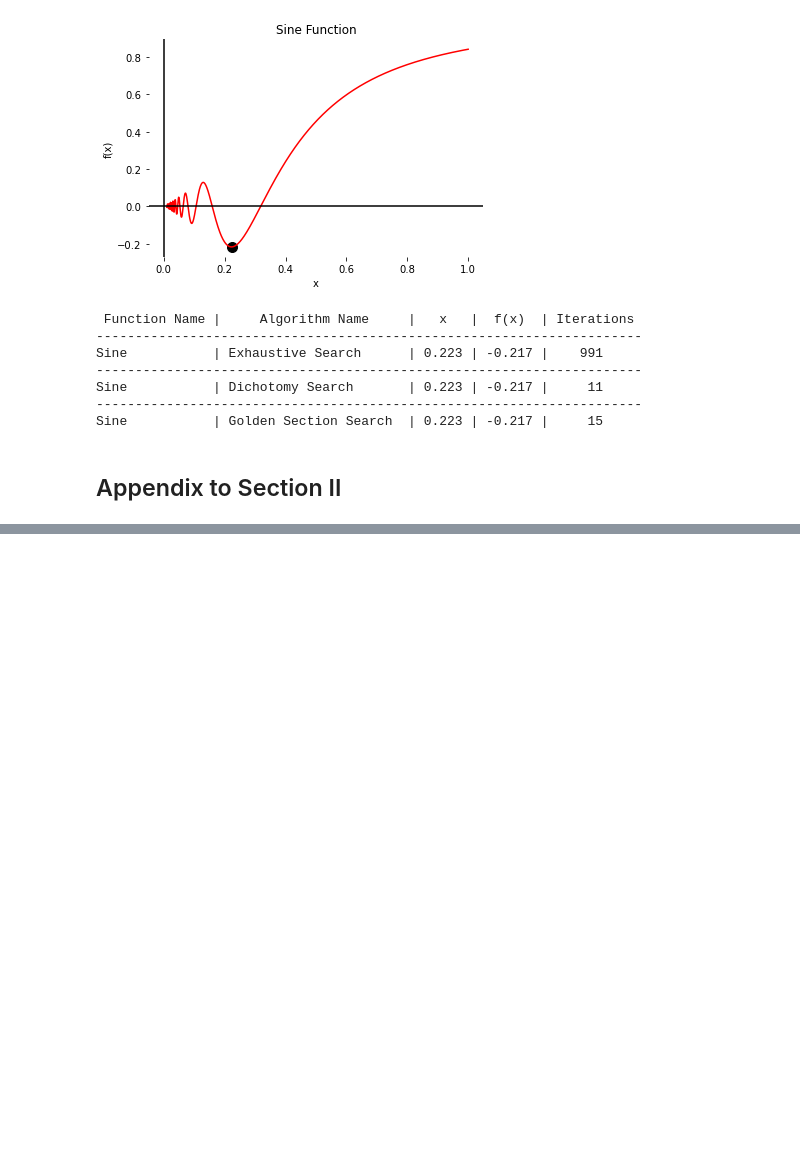
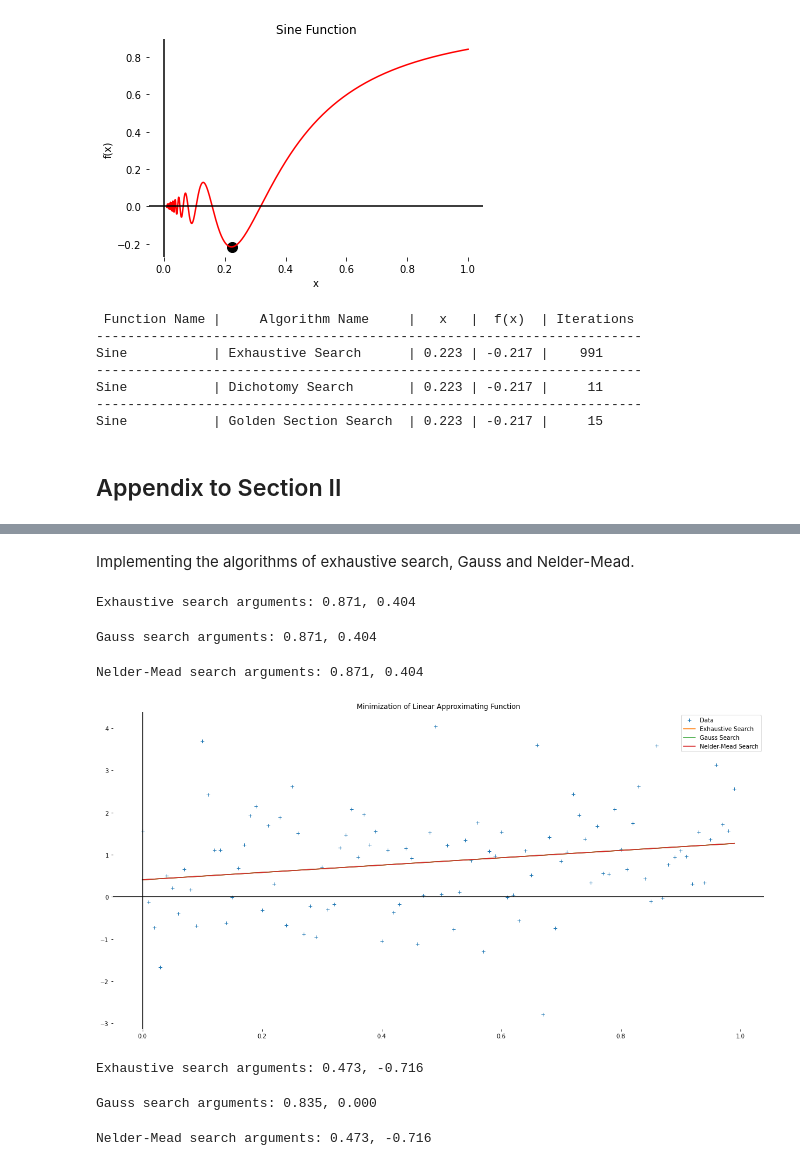
Before and after one commit to mdvdv/analysis-and-development-of-algorithms, a Jupyter notebook: TASK 2. ALGORITHMS FOR UNCONSTRAINED NONLINEAR OPTIMIZATION. DIRECT METHODS/main.ipynb, the cells around one changed output, grey strips where cells are left out. Cells and saved outputs as stored; diff of their text form; code cells hidden in the pictures; blank space fills up the shorter version.

```diff
--- a/TASK 2. ALGORITHMS FOR UNCONSTRAINED NONLINEAR OPTIMIZATION. DIRECT METHODS/main.ipynb
+++ b/TASK 2. ALGORITHMS FOR UNCONSTRAINED NONLINEAR OPTIMIZATION. DIRECT METHODS/main.ipynb
@@ -276,0 +295,10 @@ Sine           | Golden Section Search  | 0.223 | -0.217 |     15
+# %%
+def loss_function(x, function):
+    amount = 0
+
+    for i in range(100):
+        amount = amount + np.power(function(x_k[i], x[0], x[1]) - y_k[i], 2)
+
+    return amount
+# %% [markdown]
+Implementing the algorithms of exhaustive search, Gauss and Nelder-Mead.
@@ -276,0 +330,62 @@ Sine           | Golden Section Search  | 0.223 | -0.217 |     15
+# %%
+exhaustive_lower, exhaustive_higher = exhaustive_search(loss_function, linear_approximant)
+
+print('Exhaustive search arguments: {:.3f}, {:.3f}'.format(exhaustive_lower, exhaustive_higher))
+# %% [output]
+Exhaustive search arguments: 0.871, 0.404
+# %%
+gauss_lower, gauss_higher = gauss_search(loss_function, linear_approximant).x
+
+print('Gauss search arguments: {:.3f}, {:.3f}'.format(gauss_lower, gauss_higher))
+# %% [output]
+Gauss search arguments: 0.871, 0.404
+# %%
+neldermead_lower, neldermead_higher = neldermead_search(loss_function, linear_approximant).x
+
+print('Nelder-Mead search arguments: {:.3f}, {:.3f}'.format(neldermead_lower, neldermead_higher))
+# %% [output]
+Nelder-Mead search arguments: 0.871, 0.404
+# %%
+plt.figure(figsize=(20, 10))
+plt.plot(x_k, y_k, '+', label='Data')
+
+y = [linear_approximant(x, exhaustive_lower, exhaustive_higher) for x in x_k]
+plt.plot(x_k, y, label='Exhaustive Search')
+
+y = [linear_approximant(x, gauss_lower, gauss_higher) for x in x_k]
+plt.plot(x_k, y, label='Gauss Search')
+
+y = [linear_approximant(x, neldermead_lower, neldermead_higher) for x in x_k]
+plt.plot(x_k, y, label='Nelder-Mead Search')
+
+ax = plt.gca()
+ax.axhline(y=0, color='k')
+ax.axvline(x=0, color='k')
+ax.spines['top'].set_visible(False)
+ax.spines['bottom'].set_visible(False)
+ax.spines['right'].set_visible(False)
+ax.spines['left'].set_visible(False)
+ax.set_title('Minimization of Linear Approximating Function')
+ax.legend()
+
+plt.show()
+# %% [output]
+[figure, added]
+# %%
+exhaustive_lower, exhaustive_higher = exhaustive_search(loss_function, rational_approximant)
+
+print('Exhaustive search arguments: {:.3f}, {:.3f}'.format(exhaustive_lower, exhaustive_higher))
+# %% [output]
+Exhaustive search arguments: 0.473, -0.716
+# %%
+gauss_lower, gauss_higher = gauss_search(loss_function, rational_approximant).x
+
+print('Gauss search arguments: {:.3f}, {:.3f}'.format(gauss_lower, gauss_higher))
+# %% [output]
+Gauss search arguments: 0.835, 0.000
+# %%
+neldermead_lower, neldermead_higher = neldermead_search(loss_function, rational_approximant).x
+
+print('Nelder-Mead search arguments: {:.3f}, {:.3f}'.format(neldermead_lower, neldermead_higher))
+# %% [output]
+Nelder-Mead search arguments: 0.473, -0.716
```
Also changed, not shown: parts of 7 cells of this notebook, 5 other files.
